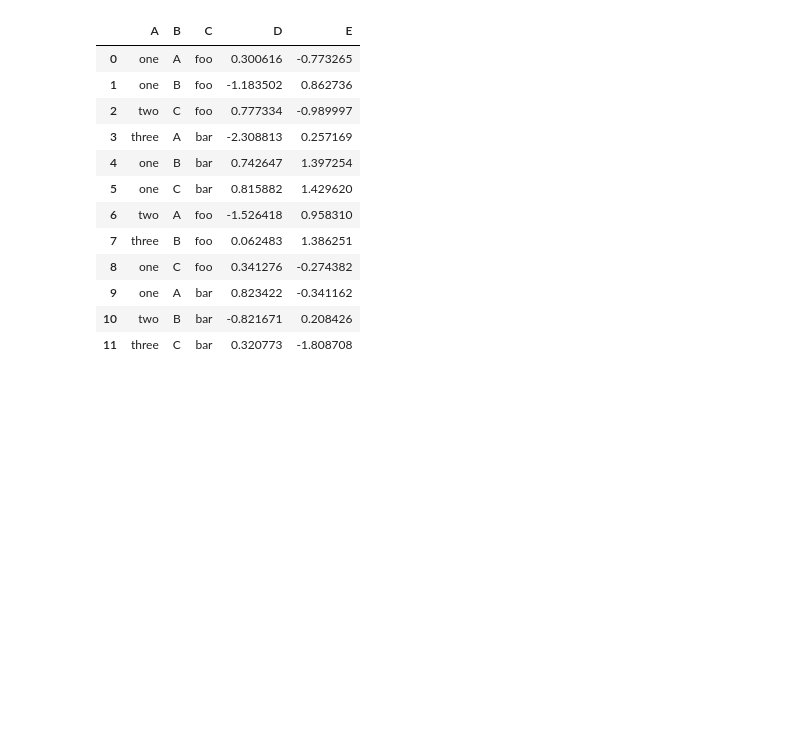
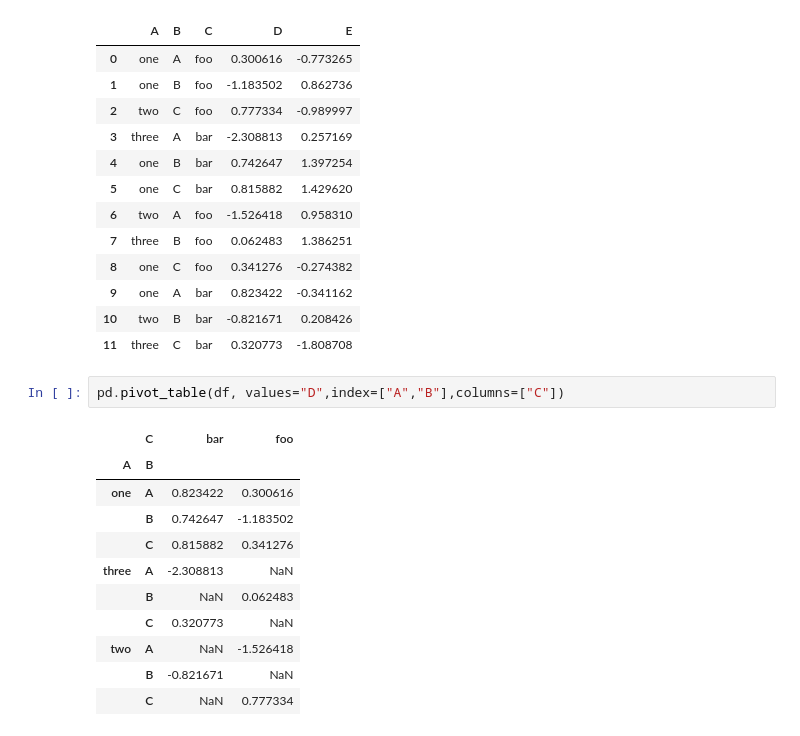
Before and after one commit to BimalGhimire38/PanDas_for_data_science_and_machine_learning, a Jupyter notebook: pandas_basic_part_03.ipynb, the cells around one changed output. Cells and saved outputs as stored; diff of their text form; blank space fills up the shorter version.

```diff
--- a/pandas_basic_part_03.ipynb
+++ b/pandas_basic_part_03.ipynb
@@ -783,3 +783,17 @@ df
 | 9 | one | A | bar | 0.823422 | -0.341162 |
 | 10 | two | B | bar | -0.821671 | 0.208426 |
 | 11 | three | C | bar | 0.320773 | -1.808708 |
+# %%
+pd.pivot_table(df, values="D",index=["A","B"],columns=["C"])
+# %% [output]
+|  | C | bar | foo |
+| A | B |  |  |
+| one | A | 0.823422 | 0.300616 |
+|  | B | 0.742647 | -1.183502 |
+|  | C | 0.815882 | 0.341276 |
+| three | A | -2.308813 | NaN |
+|  | B | NaN | 0.062483 |
+|  | C | 0.320773 | NaN |
+| two | A | NaN | -1.526418 |
+|  | B | -0.821671 | NaN |
+|  | C | NaN | 0.777334 |
```
